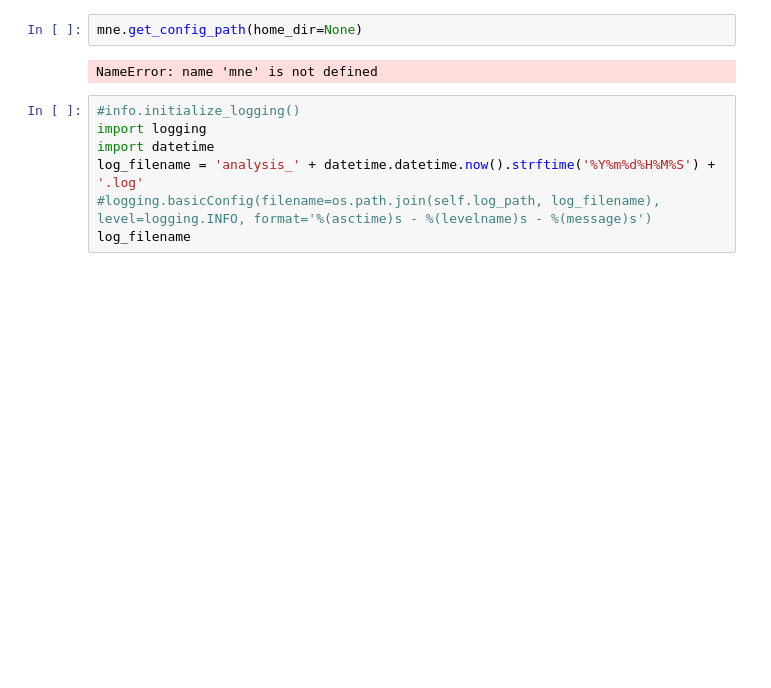
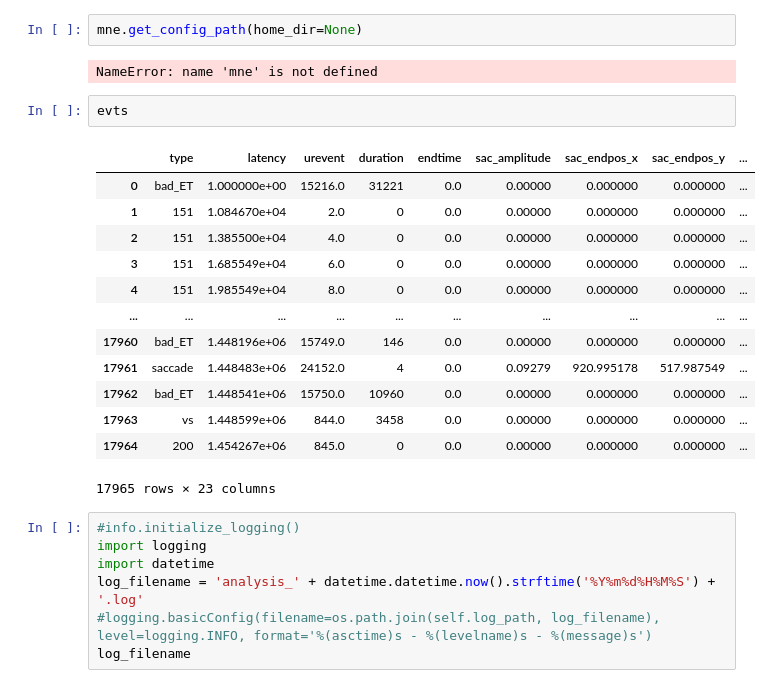
Before and after one commit to incubodac/EEGDECONV, a Jupyter notebook: MNEunfold.ipynb, the cells around one changed output. Drawn from its saved outputs; the diff is of its cells as text; blank space fills up the shorter version.

```diff
--- a/MNEunfold.ipynb
+++ b/MNEunfold.ipynb
@@ -556,6 +705,22 @@ np.std(datos)
 mne.get_config_path(home_dir=None)
 # %% [output]
 NameError: name 'mne' is not defined
+# %%
+evts
+# %% [output]
+|  | type | latency | urevent | duration | endtime | sac_amplitude | sac_endpos_x | sac_endpos_y | ... |
+| 0 | bad_ET | 1.000000e+00 | 15216.0 | 31221 | 0.0 | 0.00000 | 0.000000 | 0.000000 | ... |
+| 1 | 151 | 1.084670e+04 | 2.0 | 0 | 0.0 | 0.00000 | 0.000000 | 0.000000 | ... |
+| 2 | 151 | 1.385500e+04 | 4.0 | 0 | 0.0 | 0.00000 | 0.000000 | 0.000000 | ... |
+| 3 | 151 | 1.685549e+04 | 6.0 | 0 | 0.0 | 0.00000 | 0.000000 | 0.000000 | ... |
+| 4 | 151 | 1.985549e+04 | 8.0 | 0 | 0.0 | 0.00000 | 0.000000 | 0.000000 | ... |
+| ... | ... | ... | ... | ... | ... | ... | ... | ... | ... |
+| 17960 | bad_ET | 1.448196e+06 | 15749.0 | 146 | 0.0 | 0.00000 | 0.000000 | 0.000000 | ... |
+| 17961 | saccade | 1.448483e+06 | 24152.0 | 4 | 0.0 | 0.09279 | 920.995178 | 517.987549 | ... |
+| 17962 | bad_ET | 1.448541e+06 | 15750.0 | 10960 | 0.0 | 0.00000 | 0.000000 | 0.000000 | ... |
+| 17963 | vs | 1.448599e+06 | 844.0 | 3458 | 0.0 | 0.00000 | 0.000000 | 0.000000 | ... |
+| 17964 | 200 | 1.454267e+06 | 845.0 | 0 | 0.0 | 0.00000 | 0.000000 | 0.000000 | ... |
+17965 rows × 23 columns
 # %%
 #info.initialize_logging()
 import logging
```
Also changed, not shown: parts of 15 cells of this notebook, 1 other file.
